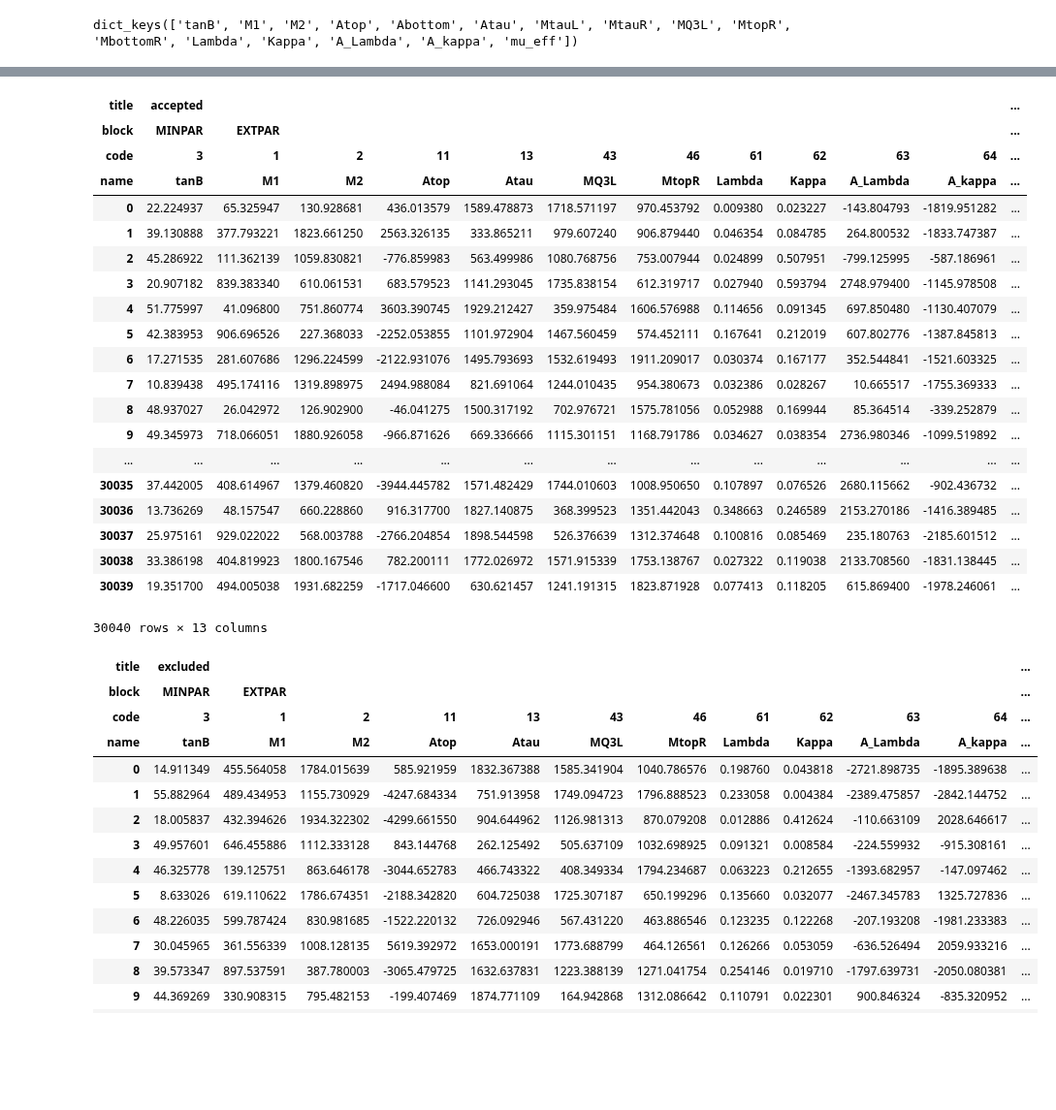
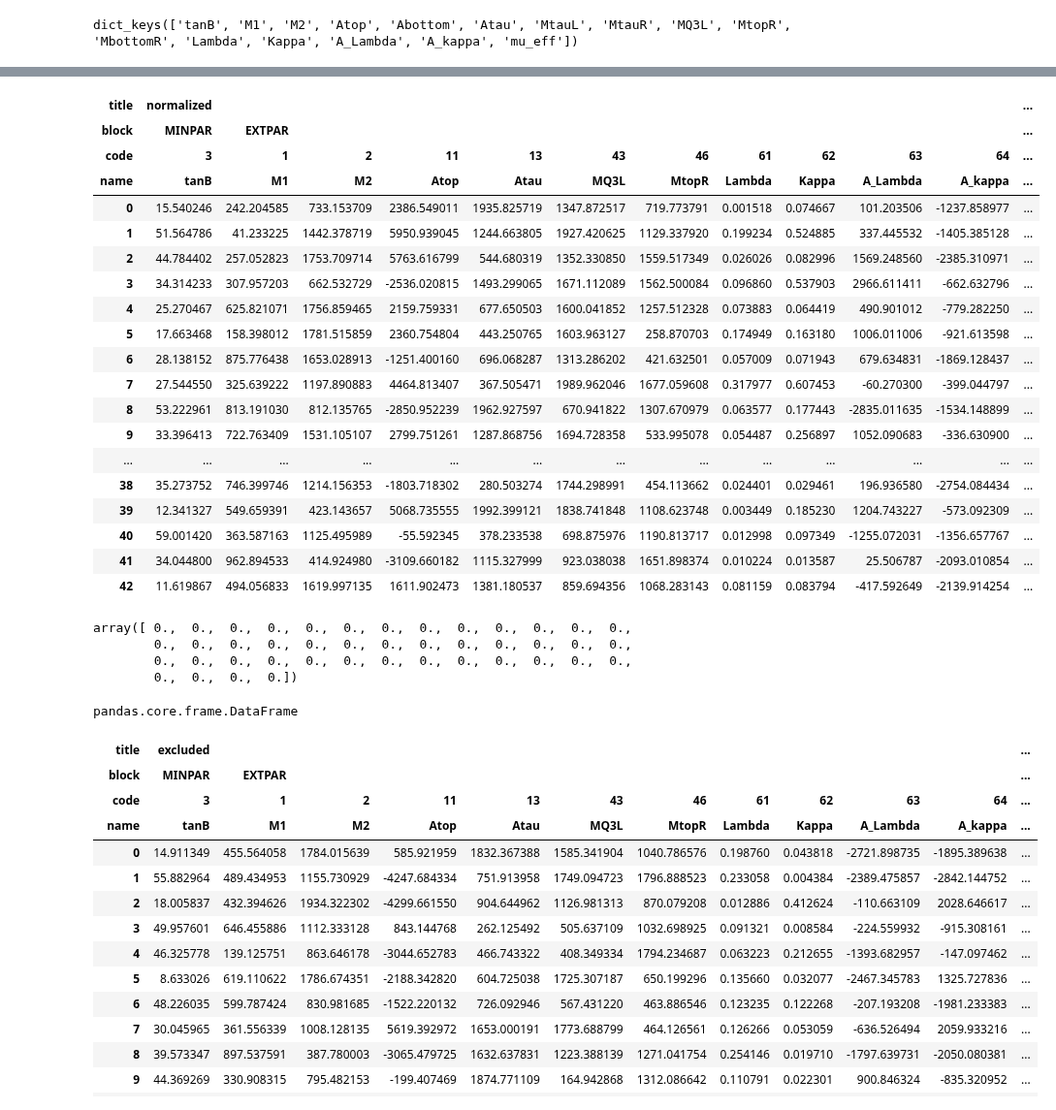
Before and after one commit to vooum/ScanCraft, a Jupyter notebook: ScanCraft/laboratory/collect.ipynb, the cells around one changed output, grey strips where cells are left out. Shown at 97% size. Cells and saved outputs as stored; diff of their text form; code cells hidden in the pictures; blank space fills up the shorter version.

```diff
--- a/ScanCraft/laboratory/collect.ipynb
+++ b/ScanCraft/laboratory/collect.ipynb
@@ -74,29 +110,39 @@ input_table[('flags','binary','1/0_is/not','calculable')]=1
+# %%
+DenormalizeUniform(_14,mold)
+# %% [output]
+| title | normalized |  |  |  |  |  |  |  |  |  |  | ... |
+| block | MINPAR | EXTPAR |  |  |  |  |  |  |  |  |  | ... |
+| code | 3 | 1 | 2 | 11 | 13 | 43 | 46 | 61 | 62 | 63 | 64 | ... |
+| name | tanB | M1 | M2 | Atop | Atau | MQ3L | MtopR | Lambda | Kappa | A_Lambda | A_kappa | ... |
+| 0 | 15.540246 | 242.204585 | 733.153709 | 2386.549011 | 1935.825719 | 1347.872517 | 719.773791 | 0.001518 | 0.074667 | 101.203506 | -1237.858977 | ... |
+| 1 | 51.564786 | 41.233225 | 1442.378719 | 5950.939045 | 1244.663805 | 1927.420625 | 1129.337920 | 0.199234 | 0.524885 | 337.445532 | -1405.385128 | ... |
+| 2 | 44.784402 | 257.052823 | 1753.709714 | 5763.616799 | 544.680319 | 1352.330850 | 1559.517349 | 0.026026 | 0.082996 | 1569.248560 | -2385.310971 | ... |
+| 3 | 34.314233 | 307.957203 | 662.532729 | -2536.020815 | 1493.299065 | 1671.112089 | 1562.500084 | 0.096860 | 0.537903 | 2966.611411 | -662.632796 | ... |
+| 4 | 25.270467 | 625.821071 | 1756.859465 | 2159.759331 | 677.650503 | 1600.041852 | 1257.512328 | 0.073883 | 0.064419 | 490.901012 | -779.282250 | ... |
+| 5 | 17.663468 | 158.398012 | 1781.515859 | 2360.754804 | 443.250765 | 1603.963127 | 258.870703 | 0.174949 | 0.163180 | 1006.011006 | -921.613598 | ... |
+| 6 | 28.138152 | 875.776438 | 1653.028913 | -1251.400160 | 696.068287 | 1313.286202 | 421.632501 | 0.057009 | 0.071943 | 679.634831 | -1869.128437 | ... |
+| 7 | 27.544550 | 325.639222 | 1197.890883 | 4464.813407 | 367.505471 | 1989.962046 | 1677.059608 | 0.317977 | 0.607453 | -60.270300 | -399.044797 | ... |
+| 8 | 53.222961 | 813.191030 | 812.135765 | -2850.952239 | 1962.927597 | 670.941822 | 1307.670979 | 0.063577 | 0.177443 | -2835.011635 | -1534.148899 | ... |
+| 9 | 33.396413 | 722.763409 | 1531.105107 | 2799.751261 | 1287.868756 | 1694.728358 | 533.995078 | 0.054487 | 0.256897 | 1052.090683 | -336.630900 | ... |
+| ... | ... | ... | ... | ... | ... | ... | ... | ... | ... | ... | ... | ... |
+| 38 | 35.273752 | 746.399746 | 1214.156353 | -1803.718302 | 280.503274 | 1744.298991 | 454.113662 | 0.024401 | 0.029461 | 196.936580 | -2754.084434 | ... |
+| 39 | 12.341327 | 549.659391 | 423.143657 | 5068.735555 | 1992.399121 | 1838.741848 | 1108.623748 | 0.003449 | 0.185230 | 1204.743227 | -573.092309 | ... |
+| 40 | 59.001420 | 363.587163 | 1125.495989 | -55.592345 | 378.233538 | 698.875976 | 1190.813717 | 0.012998 | 0.097349 | -1255.072031 | -1356.657767 | ... |
+| 41 | 34.044800 | 962.894533 | 414.924980 | -3109.660182 | 1115.327999 | 923.038038 | 1651.898374 | 0.010224 | 0.013587 | 25.506787 | -2093.010854 | ... |
+| 42 | 11.619867 | 494.056833 | 1619.997135 | 1611.902473 | 1381.180537 | 859.694356 | 1068.283143 | 0.081159 | 0.083794 | -417.592649 | -2139.914254 | ... |
+# %%
+input_table.values[:,0]-_17.values[:,0]
+# %% [output]
+array([ 0.,  0.,  0.,  0.,  0.,  0.,  0.,  0.,  0.,  0.,  0.,  0.,  0.,
+        0.,  0.,  0.,  0.,  0.,  0.,  0.,  0.,  0.,  0.,  0.,  0.,  0.,
+        0.,  0.,  0.,  0.,  0.,  0.,  0.,  0.,  0.,  0.,  0.,  0.,  0.,
+        0.,  0.,  0.,  0.])
 # %%
 input_table.to_csv(os.path.join('accepted.csv'))
-# %%
-input_table
-# %% [output]
-| title | accepted |  |  |  |  |  |  |  |  |  |  | ... |
-| block | MINPAR | EXTPAR |  |  |  |  |  |  |  |  |  | ... |
-| code | 3 | 1 | 2 | 11 | 13 | 43 | 46 | 61 | 62 | 63 | 64 | ... |
-| name | tanB | M1 | M2 | Atop | Atau | MQ3L | MtopR | Lambda | Kappa | A_Lambda | A_kappa | ... |
-| 0 | 22.224937 | 65.325947 | 130.928681 | 436.013579 | 1589.478873 | 1718.571197 | 970.453792 | 0.009380 | 0.023227 | -143.804793 | -1819.951282 | ... |
-| 1 | 39.130888 | 377.793221 | 1823.661250 | 2563.326135 | 333.865211 | 979.607240 | 906.879440 | 0.046354 | 0.084785 | 264.800532 | -1833.747387 | ... |
-| 2 | 45.286922 | 111.362139 | 1059.830821 | -776.859983 | 563.499986 | 1080.768756 | 753.007944 | 0.024899 | 0.507951 | -799.125995 | -587.186961 | ... |
-| 3 | 20.907182 | 839.383340 | 610.061531 | 683.579523 | 1141.293045 | 1735.838154 | 612.319717 | 0.027940 | 0.593794 | 2748.979400 | -1145.978508 | ... |
-| 4 | 51.775997 | 41.096800 | 751.860774 | 3603.390745 | 1929.212427 | 359.975484 | 1606.576988 | 0.114656 | 0.091345 | 697.850480 | -1130.407079 | ... |
-| 5 | 42.383953 | 906.696526 | 227.368033 | -2252.053855 | 1101.972904 | 1467.560459 | 574.452111 | 0.167641 | 0.212019 | 607.802776 | -1387.845813 | ... |
-| 6 | 17.271535 | 281.607686 | 1296.224599 | -2122.931076 | 1495.793693 | 1532.619493 | 1911.209017 | 0.030374 | 0.167177 | 352.544841 | -1521.603325 | ... |
-| 7 | 10.839438 | 495.174116 | 1319.898975 | 2494.988084 | 821.691064 | 1244.010435 | 954.380673 | 0.032386 | 0.028267 | 10.665517 | -1755.369333 | ... |
-| 8 | 48.937027 | 26.042972 | 126.902900 | -46.041275 | 1500.317192 | 702.976721 | 1575.781056 | 0.052988 | 0.169944 | 85.364514 | -339.252879 | ... |
-| 9 | 49.345973 | 718.066051 | 1880.926058 | -966.871626 | 669.336666 | 1115.301151 | 1168.791786 | 0.034627 | 0.038354 | 2736.980346 | -1099.519892 | ... |
-| ... | ... | ... | ... | ... | ... | ... | ... | ... | ... | ... | ... | ... |
-| 30035 | 37.442005 | 408.614967 | 1379.460820 | -3944.445782 | 1571.482429 | 1744.010603 | 1008.950650 | 0.107897 | 0.076526 | 2680.115662 | -902.436732 | ... |
-| 30036 | 13.736269 | 48.157547 | 660.228860 | 916.317700 | 1827.140875 | 368.399523 | 1351.442043 | 0.348663 | 0.246589 | 2153.270186 | -1416.389485 | ... |
-| 30037 | 25.975161 | 929.022022 | 568.003788 | -2766.204854 | 1898.544598 | 526.376639 | 1312.374648 | 0.100816 | 0.085469 | 235.180763 | -2185.601512 | ... |
-| 30038 | 33.386198 | 404.819923 | 1800.167546 | 782.200111 | 1772.026972 | 1571.915339 | 1753.138767 | 0.027322 | 0.119038 | 2133.708560 | -1831.138445 | ... |
-| 30039 | 19.351700 | 494.005038 | 1931.682259 | -1717.046600 | 630.621457 | 1241.191315 | 1823.871928 | 0.077413 | 0.118205 | 615.869400 | -1978.246061 | ... |
-30040 rows × 13 columns
+# %%
+type(input_table)
+# %% [output]
+pandas.core.frame.DataFrame
 # %%
 import pandas
 exc1=pandas.read_csv('all_1229/excluded_2.csv',header=[0,1,2,3],index_col=0)
```
Also changed, not shown: parts of 9 cells of this notebook, 6 other files.
